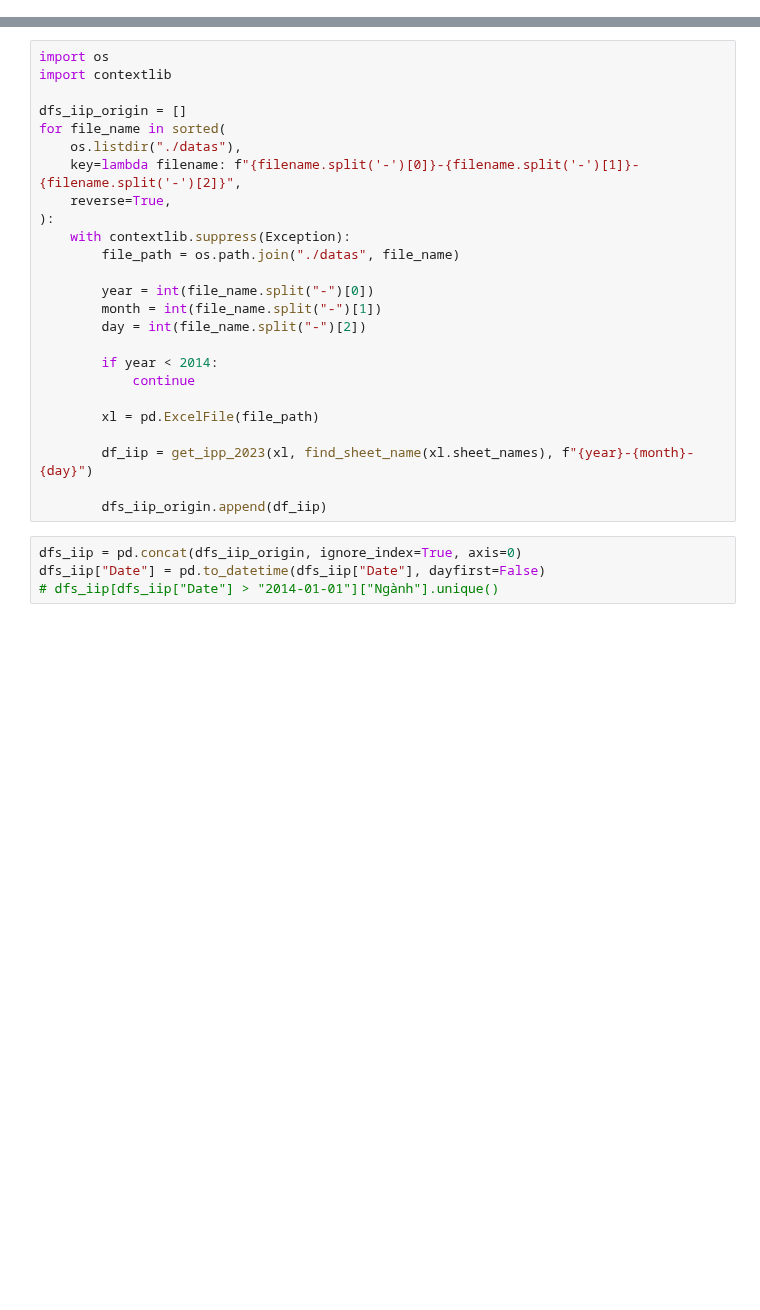
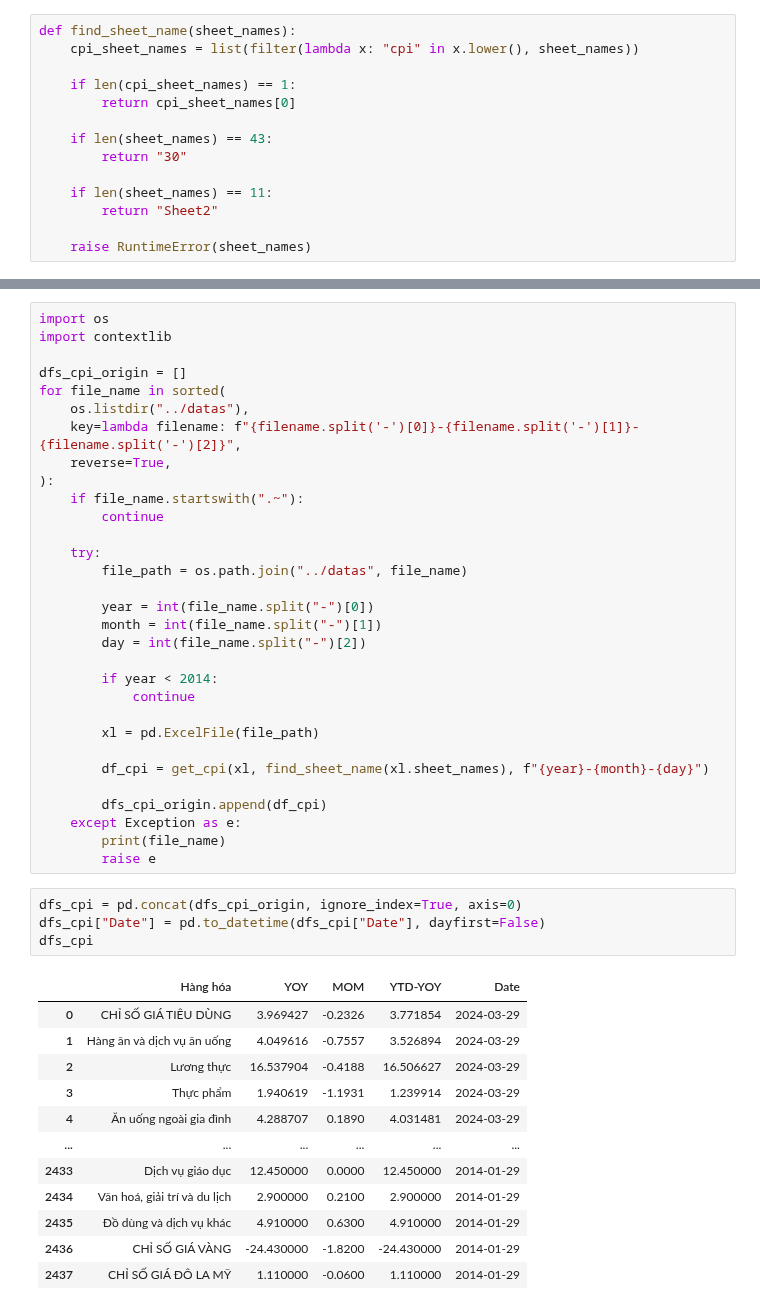
Before and after one commit to hiennguyen9874/vn-macroeconomics, a Jupyter notebook: notebooks/CPI.ipynb, the cells around one changed output, grey strips where cells are left out. Drawn from its saved outputs; the diff is of its cells as text; blank space fills up the shorter version.

```diff
--- a/IIP.ipynb
+++ b/notebooks/CPI.ipynb
@@ -174,0 +10,14 @@ get_ipp_2023(xl, find_sheet_name(xl.sheet_names), "2023-01-29").head(n=15)
+# %%
+def find_sheet_name(sheet_names):
+    cpi_sheet_names = list(filter(lambda x: "cpi" in x.lower(), sheet_names))
+
+    if len(cpi_sheet_names) == 1:
+        return cpi_sheet_names[0]
+
+    if len(sheet_names) == 43:
+        return "30"
+
+    if len(sheet_names) == 11:
+        return "Sheet2"
+
+    raise RuntimeError(sheet_names)
@@ -176,14 +147,17 @@ get_ipp_2023(xl, find_sheet_name(xl.sheet_names), "2023-01-29").head(n=15)
 import os
 import contextlib
 
-dfs_iip_origin = []
+dfs_cpi_origin = []
 for file_name in sorted(
-    os.listdir("./datas"),
+    os.listdir("../datas"),
     key=lambda filename: f"{filename.split('-')[0]}-{filename.split('-')[1]}-{filename.split('-')[2]}",
     reverse=True,
 ):
-    with contextlib.suppress(Exception):
-        file_path = os.path.join("./datas", file_name)
+    if file_name.startswith(".~"):
+        continue
+
+    try:
+        file_path = os.path.join("../datas", file_name)
 
         year = int(file_name.split("-")[0])
         month = int(file_name.split("-")[1])
@@ -194,10 +168,26 @@ for file_name in sorted(
 
         xl = pd.ExcelFile(file_path)
 
-        df_iip = get_ipp_2023(xl, find_sheet_name(xl.sheet_names), f"{year}-{month}-{day}")
+        df_cpi = get_cpi(xl, find_sheet_name(xl.sheet_names), f"{year}-{month}-{day}")
 
-        dfs_iip_origin.append(df_iip)
+        dfs_cpi_origin.append(df_cpi)
+    except Exception as e:
+        print(file_name)
+        raise e
 # %%
-dfs_iip = pd.concat(dfs_iip_origin, ignore_index=True, axis=0)
-dfs_iip["Date"] = pd.to_datetime(dfs_iip["Date"], dayfirst=False)
-# dfs_iip[dfs_iip["Date"] > "2014-01-01"]["Ngành"].unique()
+dfs_cpi = pd.concat(dfs_cpi_origin, ignore_index=True, axis=0)
+dfs_cpi["Date"] = pd.to_datetime(dfs_cpi["Date"], dayfirst=False)
+dfs_cpi
+# %% [output]
+|  | Hàng hóa | YOY | MOM | YTD-YOY | Date |
+| 0 | CHỈ SỐ GIÁ TIÊU DÙNG | 3.969427 | -0.2326 | 3.771854 | 2024-03-29 |
+| 1 | Hàng ăn và dịch vụ ăn uống | 4.049616 | -0.7557 | 3.526894 | 2024-03-29 |
+| 2 | Lương thực | 16.537904 | -0.4188 | 16.506627 | 2024-03-29 |
+| 3 | Thực phẩm | 1.940619 | -1.1931 | 1.239914 | 2024-03-29 |
+| 4 | Ăn uống ngoài gia đình | 4.288707 | 0.1890 | 4.031481 | 2024-03-29 |
+| ... | ... | ... | ... | ... | ... |
+| 2433 | Dịch vụ giáo dục | 12.450000 | 0.0000 | 12.450000 | 2014-01-29 |
+| 2434 | Văn hoá, giải trí và du lịch | 2.900000 | 0.2100 | 2.900000 | 2014-01-29 |
+| 2435 | Đồ dùng và dịch vụ khác | 4.910000 | 0.6300 | 4.910000 | 2014-01-29 |
+| 2436 | CHỈ SỐ GIÁ VÀNG | -24.430000 | -1.8200 | -24.430000 | 2014-01-29 |
+| 2437 | CHỈ SỐ GIÁ ĐÔ LA MỸ | 1.110000 | -0.0600 | 1.110000 | 2014-01-29 |
```
Also changed, not shown: parts of 9 cells of this notebook, 25 other files.
